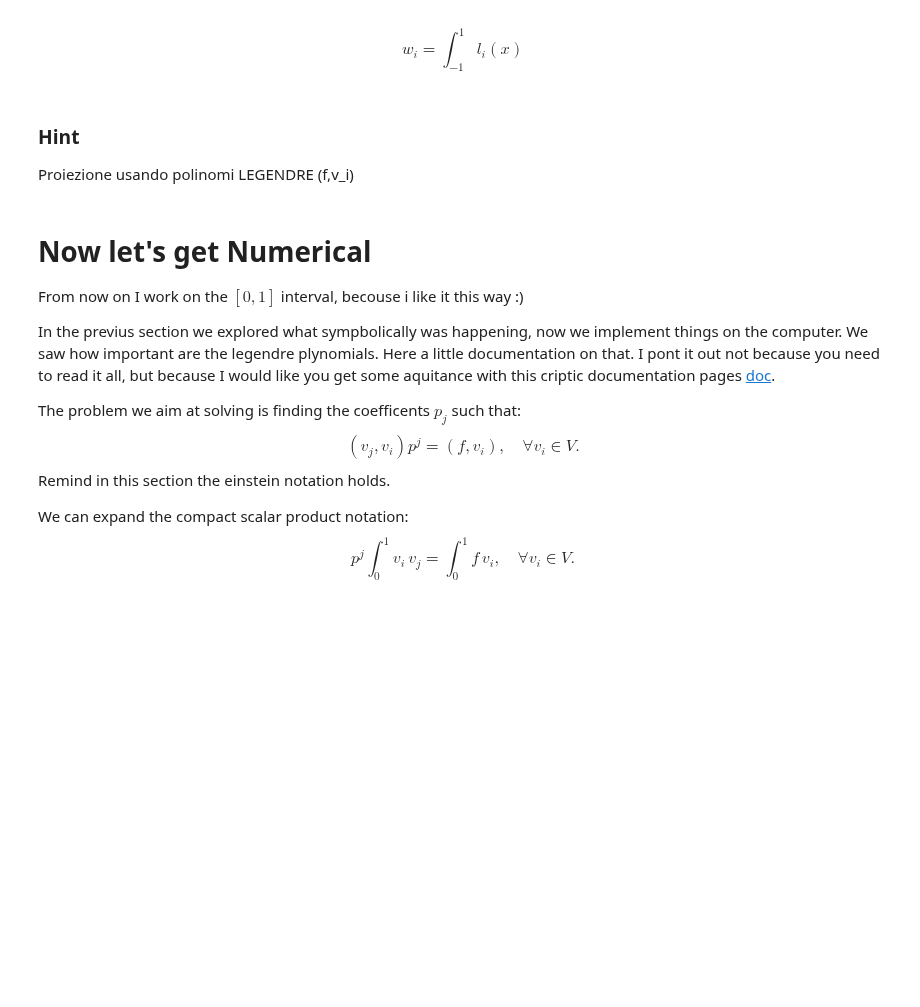
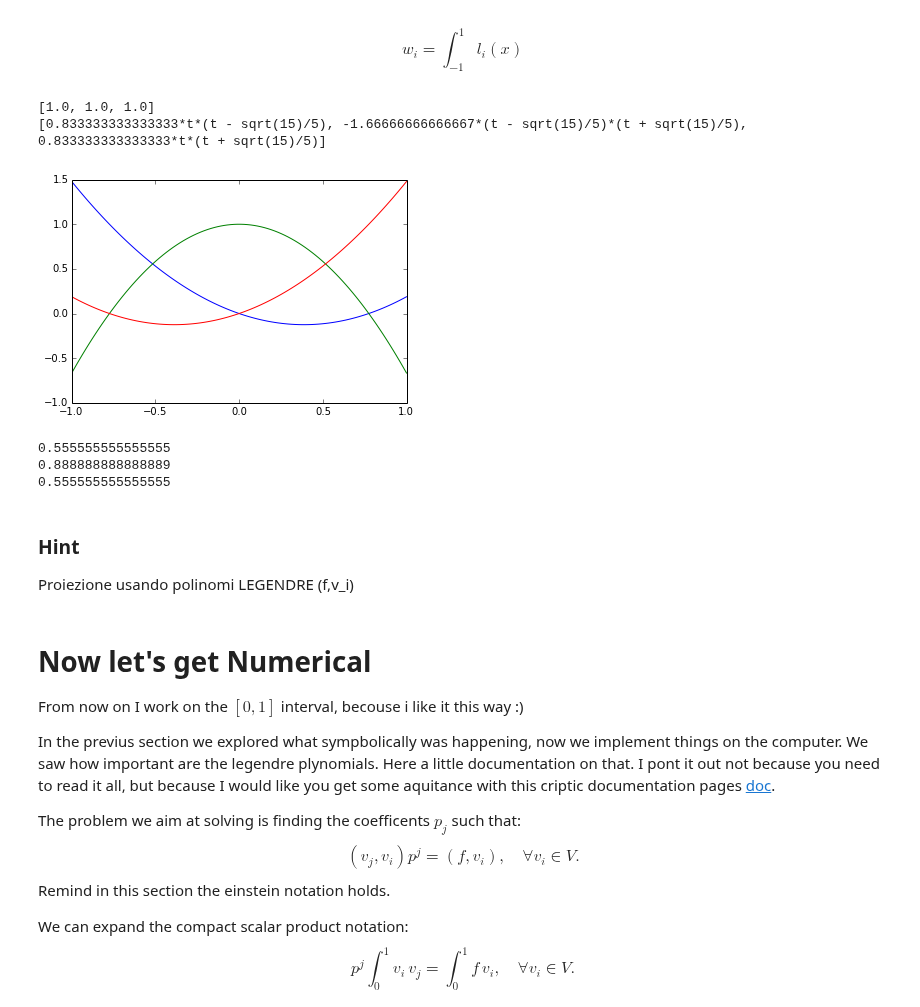
Before and after one commit to sissa/P1.4_seed, a Jupyter notebook: python-lectures/04_best_approximation.ipynb, the cells around one changed output. Saved outputs shown, nothing was run; the diff lists cells and outputs as text; code cells hidden in the pictures; blank space fills up the shorter version.

```diff
--- a/python-lectures/04_best_approximation.ipynb
+++ b/python-lectures/04_best_approximation.ipynb
@@ -122,6 +209,34 @@ In our proof we selected to evaluate $x_i$ at the zeros of the legendre polynomi
 $$
 w_i = \int_{-1}^{1} l_i(x)
 $$
+# %%
+Lg = [1. for i in range(len(q))]
+print(Lg)
+
+#for i in range(n+1):
+for i in range(len(q)):
+    for j in range(len(q)):
+        if j != i:
+            Lg[i] *= (t-q[j])/(q[i]-q[j])
+
+print(Lg)
+
+x = np.linspace(-1,1,100)
+
+for l in Lg:
+    fs = sym.lambdify(t, l, 'numpy')
+    _ = pl.plot(x,fs(x))
+# %% [output]
+[1.0, 1.0, 1.0]
+[0.833333333333333*t*(t - sqrt(15)/5), -1.66666666666667*(t - sqrt(15)/5)*(t + sqrt(15)/5), 0.833333333333333*t*(t + sqrt(15)/5)]
+[figure, added]
+# %%
+for l in Lg:
+    print(sym.integrate(l,(t,-1,1)))
+# %% [output]
+0.555555555555555
+0.888888888888889
+0.555555555555555
 # %% [markdown]
 ### Hint
 Proiezione usando polinomi LEGENDRE (f,v_i)
```
Also changed, not shown: parts of 18 cells of this notebook.
